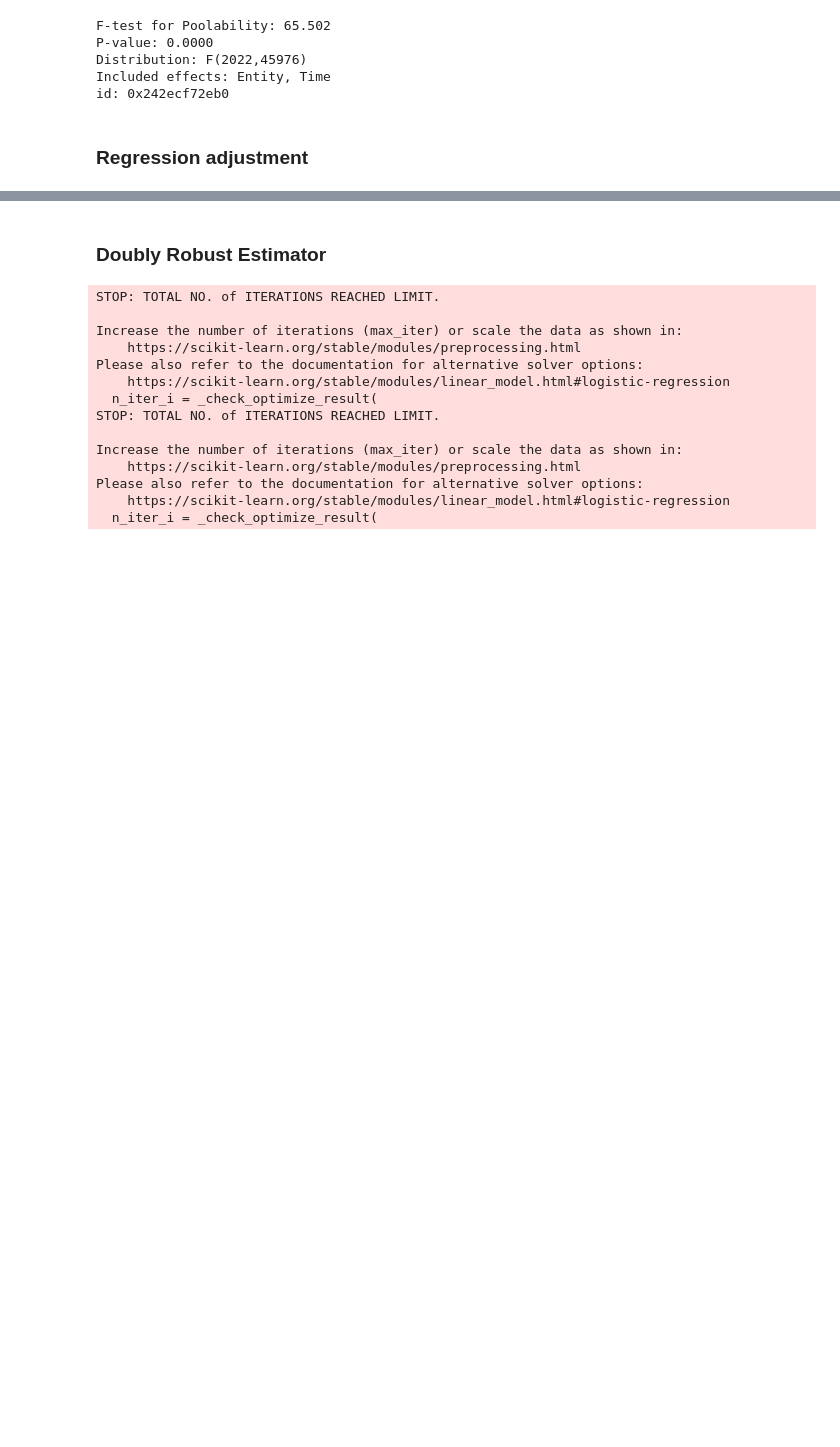
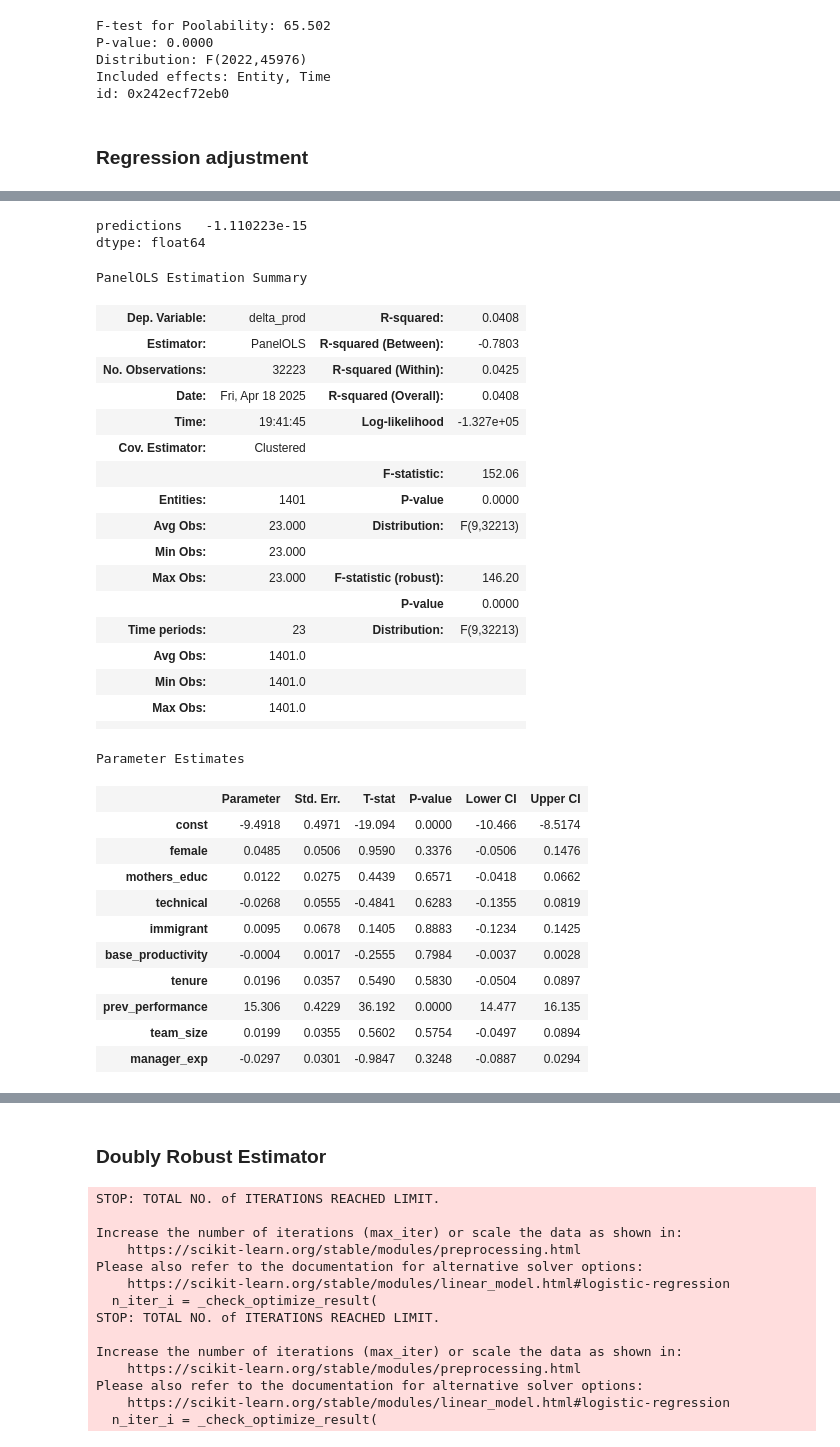
Before and after one commit to Nathcappennani24/econometrictheory2_psets, a Jupyter notebook: PSET1_part5.ipynb, the cells around one changed output, grey strips where cells are left out. Cells and saved outputs as stored; diff of their text form; code cells hidden in the pictures; blank space fills up the shorter version.

```diff
--- a/PSET1_part5.ipynb
+++ b/PSET1_part5.ipynb
@@ -97,7 +97,7 @@ df_delta_control = df_delta_prod.loc[df_delta_prod["treat_group"] == 0,]
 df_delta_control = df_delta_control.set_index(["worker_id", "period"])
 
 y_delta_control = df_delta_control["delta_prod"]
-X_delta_control = df_delta_control[covariates_name]
+X_delta_control = sm.add_constant(df_delta_control[covariates_name])
 # %%
 regression_adjustment_step1 = PanelOLS(y_delta_control,X_delta_control, entity_effects=False, time_effects=False, drop_absorbed= True).fit(cov_type= "clustered", cluster_entity = True)
 # %%
@@ -110,0 +131,38 @@ predicted_deltay = regression_adjustment_step1.predict(X_delta_treated)
+# %%
+y_delta_control.mean()-predicted_deltay.mean()
+# %% [output]
+predictions   -1.110223e-15
+dtype: float64
+# %%
+regression_adjustment_step1
+# %% [output]
+PanelOLS Estimation Summary
+| Dep. Variable: | delta_prod | R-squared: | 0.0408 |
+| Estimator: | PanelOLS | R-squared (Between): | -0.7803 |
+| No. Observations: | 32223 | R-squared (Within): | 0.0425 |
+| Date: | Fri, Apr 18 2025 | R-squared (Overall): | 0.0408 |
+| Time: | 19:41:45 | Log-likelihood | -1.327e+05 |
+| Cov. Estimator: | Clustered |  |  |
+|  |  | F-statistic: | 152.06 |
+| Entities: | 1401 | P-value | 0.0000 |
+| Avg Obs: | 23.000 | Distribution: | F(9,32213) |
+| Min Obs: | 23.000 |  |  |
+| Max Obs: | 23.000 | F-statistic (robust): | 146.20 |
+|  |  | P-value | 0.0000 |
+| Time periods: | 23 | Distribution: | F(9,32213) |
+| Avg Obs: | 1401.0 |  |  |
+| Min Obs: | 1401.0 |  |  |
+| Max Obs: | 1401.0 |  |  |
+|  |  |  |  |
+Parameter Estimates
+|  | Parameter | Std. Err. | T-stat | P-value | Lower CI | Upper CI |
+| const | -9.4918 | 0.4971 | -19.094 | 0.0000 | -10.466 | -8.5174 |
+| female | 0.0485 | 0.0506 | 0.9590 | 0.3376 | -0.0506 | 0.1476 |
+| mothers_educ | 0.0122 | 0.0275 | 0.4439 | 0.6571 | -0.0418 | 0.0662 |
+| technical | -0.0268 | 0.0555 | -0.4841 | 0.6283 | -0.1355 | 0.0819 |
+| immigrant | 0.0095 | 0.0678 | 0.1405 | 0.8883 | -0.1234 | 0.1425 |
+| base_productivity | -0.0004 | 0.0017 | -0.2555 | 0.7984 | -0.0037 | 0.0028 |
+| tenure | 0.0196 | 0.0357 | 0.5490 | 0.5830 | -0.0504 | 0.0897 |
+| prev_performance | 15.306 | 0.4229 | 36.192 | 0.0000 | 14.477 | 16.135 |
+| team_size | 0.0199 | 0.0355 | 0.5602 | 0.5754 | -0.0497 | 0.0894 |
+| manager_exp | -0.0297 | 0.0301 | -0.9847 | 0.3248 | -0.0887 | 0.0294 |
```
Also changed, not shown: parts of 4 cells of this notebook.
